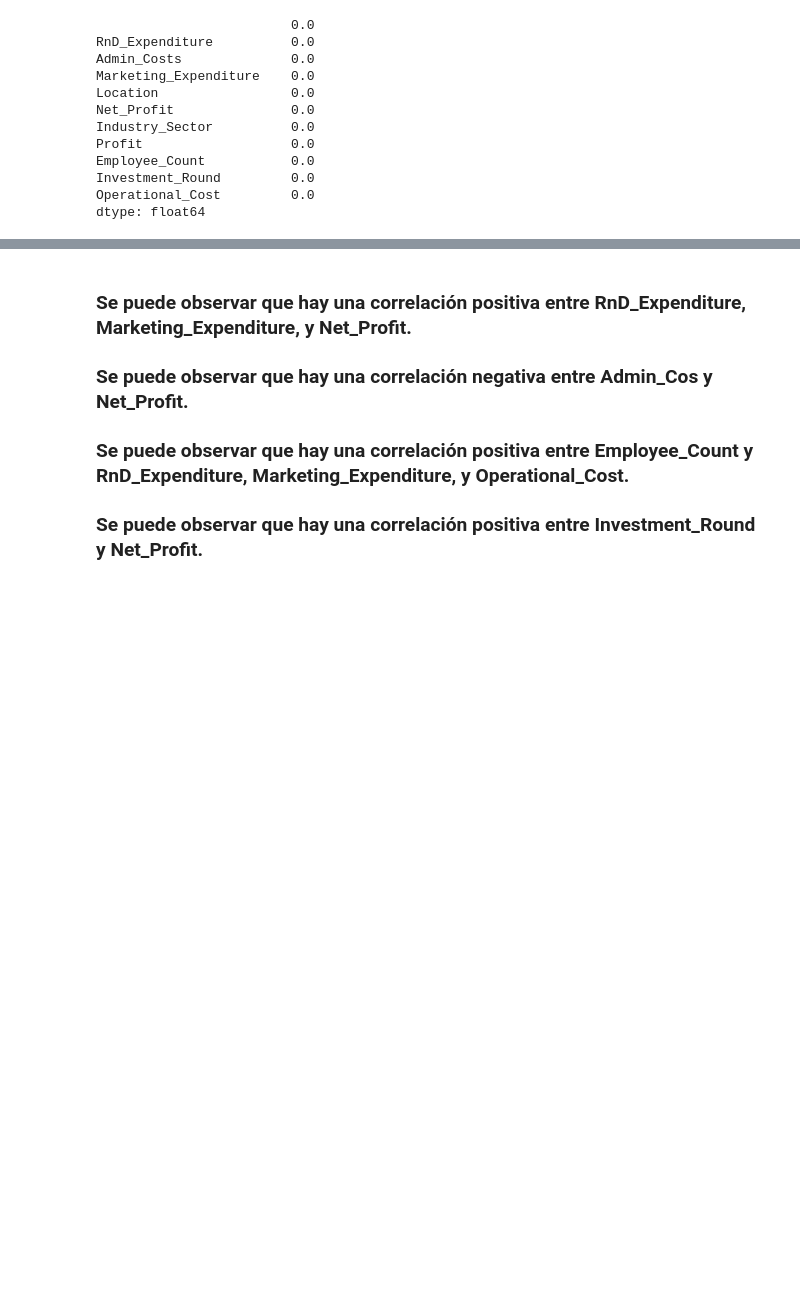
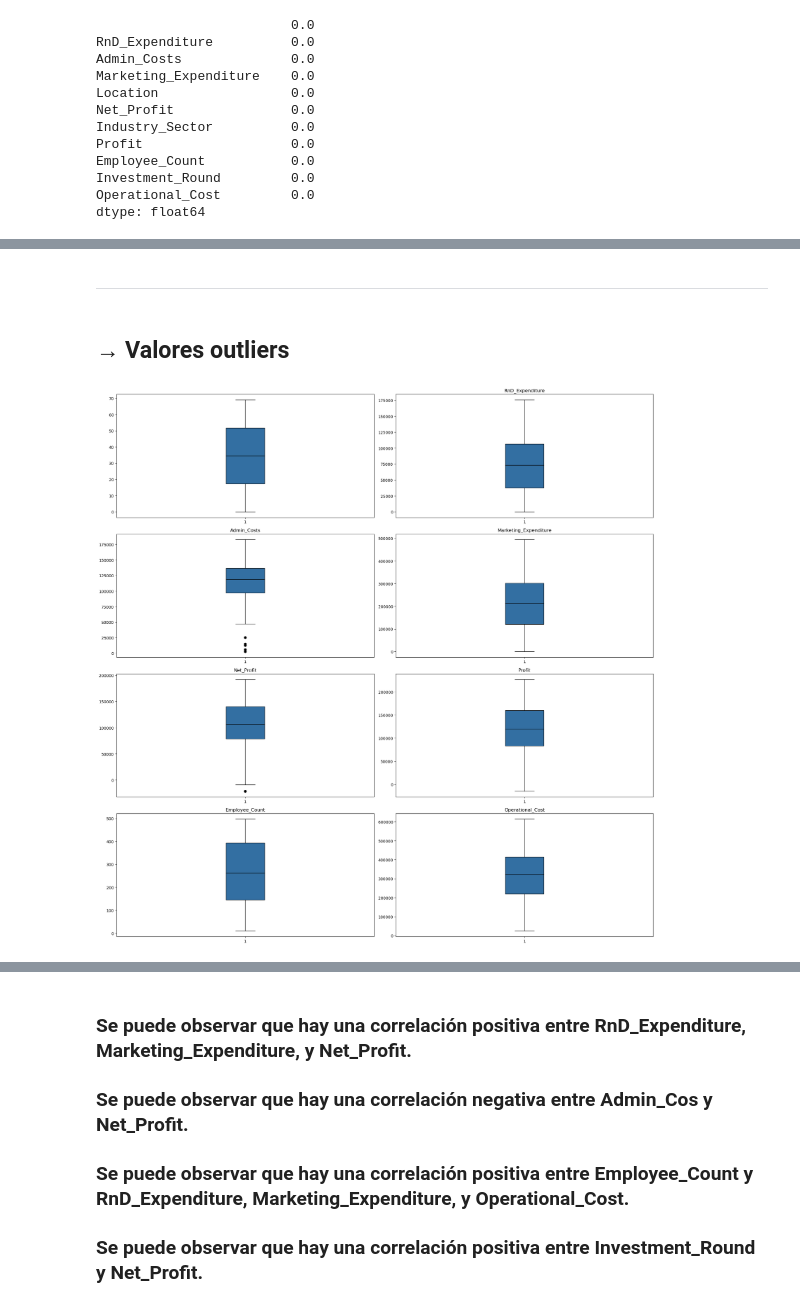
Before and after one commit to lnastri25/POO_UCEMA, a Jupyter notebook: trabajos_practicos/tp_datos/3-startups/startups.ipynb, the cells around one changed output, grey strips where cells are left out. Cells and saved outputs as stored; diff of their text form; code cells hidden in the pictures; blank space fills up the shorter version.

```diff
--- a/trabajos_practicos/tp_datos/3-startups/startups.ipynb
+++ b/trabajos_practicos/tp_datos/3-startups/startups.ipynb
@@ -89,0 +120,9 @@ Name: proportion, Length: 69, dtype: float64
+# %% [markdown]
+___
+# %% [markdown]
+## → Valores outliers
+# %%
+from exploratory_data_analysis import plot_outliers
+plot_outliers(df_startups)
+# %% [output]
+[figure, added]
```
Also changed, not shown: parts of 19 cells of this notebook, 2 other files.
